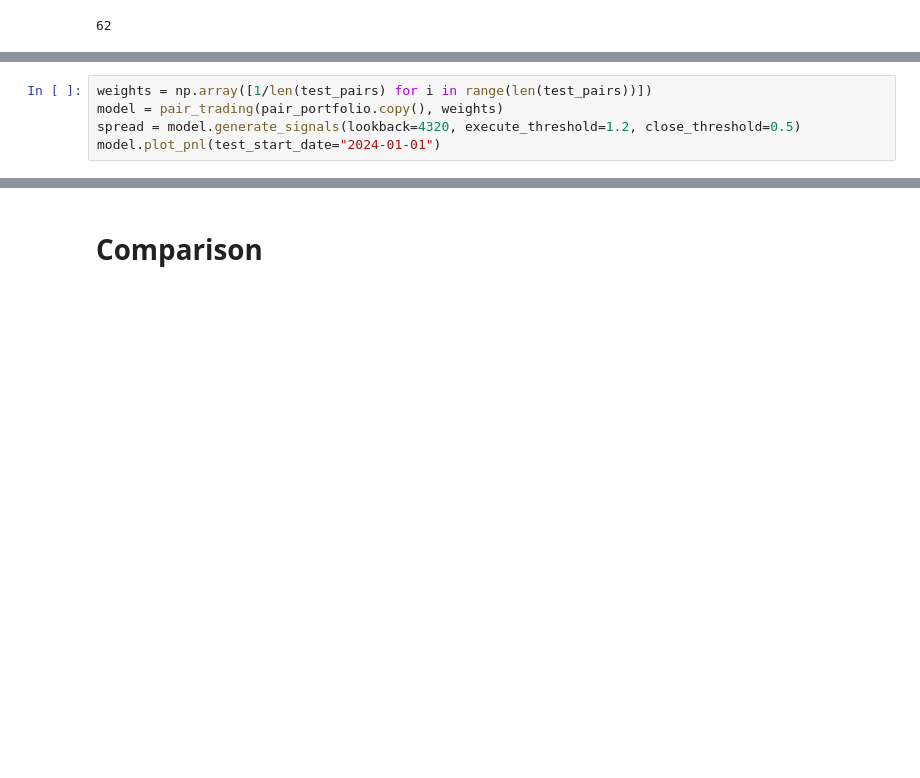
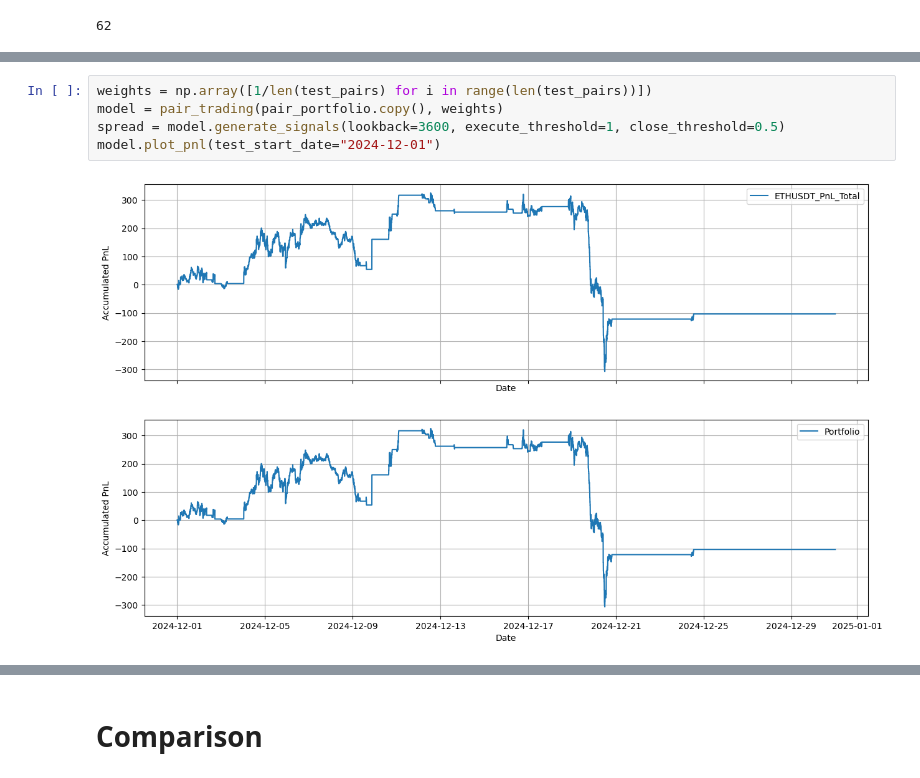
Before and after one commit to saltedpotato/qf635-microstructure-project, a Jupyter notebook: test_strats.ipynb, the cells around one changed output, grey strips where cells are left out. Saved outputs shown, nothing was run; the diff lists cells and outputs as text; blank space fills up the shorter version.

```diff
--- a/test_strats.ipynb
+++ b/test_strats.ipynb
@@ -233,6 +240,8 @@ class pair_trading:
 # %%
 weights = np.array([1/len(test_pairs) for i in range(len(test_pairs))])
 model = pair_trading(pair_portfolio.copy(), weights)
-spread = model.generate_signals(lookback=4320, execute_threshold=1.2, close_threshold=0.5)
-model.plot_pnl(test_start_date="2024-01-01")
+spread = model.generate_signals(lookback=3600, execute_threshold=1, close_threshold=0.5)
+model.plot_pnl(test_start_date="2024-12-01")
+# %% [output]
+[figure, added]
 # %%
```
Also changed, not shown: parts of 8 cells of this notebook, 8 other files.
